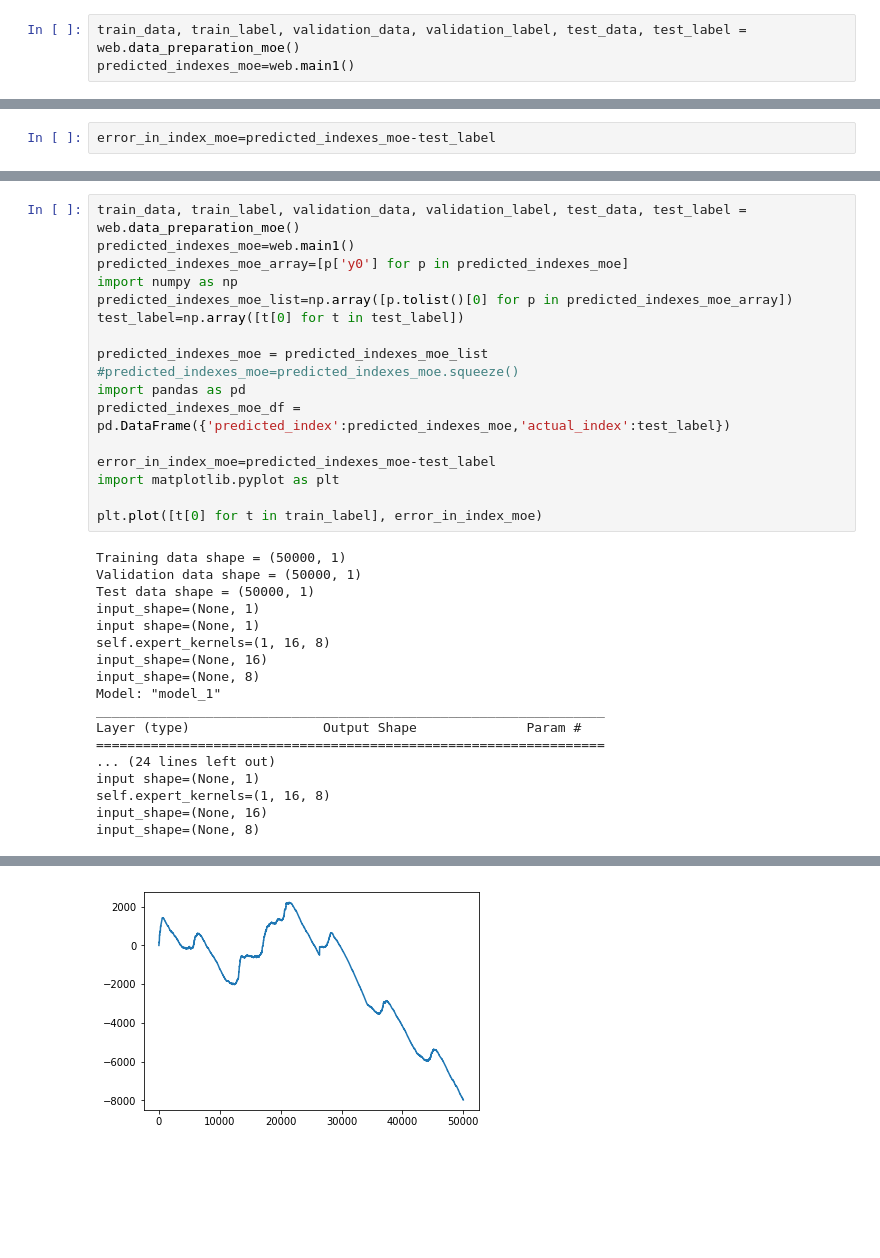
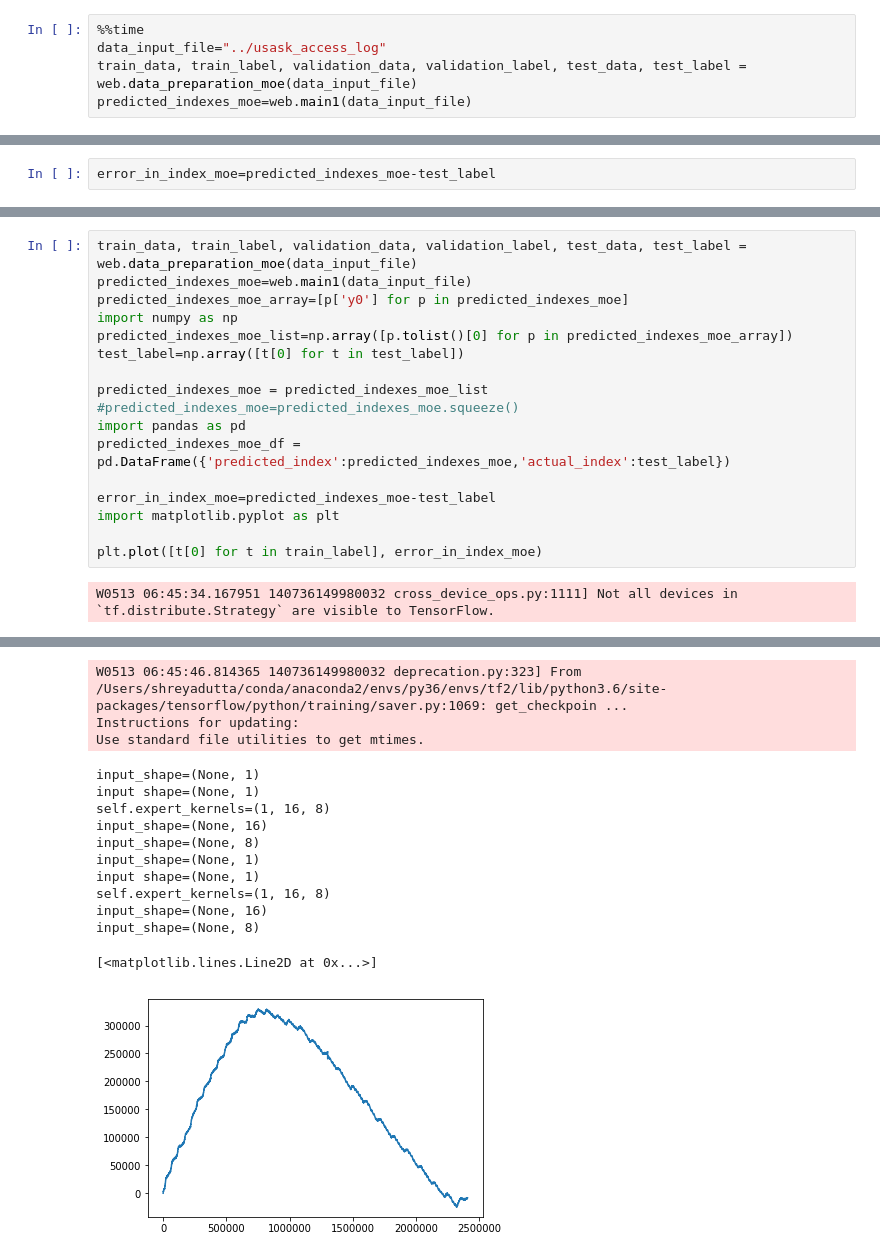
Before and after one commit to ArnabRaxit/keras-mmoe, a Jupyter notebook: MOE_vs_BTREE_large-web-tf-keras-to-estimator.ipynb, the cells around one changed output, grey strips where cells are left out. Cells and saved outputs as stored; diff of their text form; blank space fills up the shorter version.

Commit message:
distributed working both simple and mmoe model, now accepts file name as param

```diff
--- a/MOE_vs_BTREE_large-web-tf-keras-to-estimator.ipynb
+++ b/MOE_vs_BTREE_large-web-tf-keras-to-estimator.ipynb
@@ -8,6 +8,8 @@ tf.__version__
 # %% [output]
 '2.0.0-alpha0'
 # %%
-train_data, train_label, validation_data, validation_label, test_data, test_label = web.data_preparation_moe()
-predicted_indexes_moe=web.main1()
+%%time
+data_input_file="../usask_access_log"
+train_data, train_label, validation_data, validation_label, test_data, test_label = web.data_preparation_moe(data_input_file)
+predicted_indexes_moe=web.main1(data_input_file)
 # %% [output]
@@ -93,6 +92,6 @@ ax.plot([t[0] for t in train_label], error_in_index_moe)
 # %%
-train_data, train_label, validation_data, validation_label, test_data, test_label = web.data_preparation_moe()
-predicted_indexes_moe=web.main1()
+train_data, train_label, validation_data, validation_label, test_data, test_label = web.data_preparation_moe(data_input_file)
+predicted_indexes_moe=web.main1(data_input_file)
 predicted_indexes_moe_array=[p['y0'] for p in predicted_indexes_moe]
 import numpy as np
 predicted_indexes_moe_list=np.array([p.tolist()[0] for p in predicted_indexes_moe_array])
@@ -108,20 +107,4 @@ import matplotlib.pyplot as plt
 
 plt.plot([t[0] for t in train_label], error_in_index_moe)
 # %% [output]
-Training data shape = (50000, 1)
-Validation data shape = (50000, 1)
-Test data shape = (50000, 1)
-input_shape=(None, 1)
-input shape=(None, 1)
-self.expert_kernels=(1, 16, 8)
-input_shape=(None, 16)
-input_shape=(None, 8)
-Model: "model_1"
-_________________________________________________________________
-Layer (type)                 Output Shape              Param #
-=================================================================
-... (24 lines left out)
-input shape=(None, 1)
-self.expert_kernels=(1, 16, 8)
-input_shape=(None, 16)
-input_shape=(None, 8)
+W0513 06:45:34.167951 140736149980032 cross_device_ops.py:1111] Not all devices in `tf.distribute.Strategy` are visible to TensorFlow.
@@ -129,2 +128,16 @@ input_shape=(None, 8)
+W0513 06:45:46.814365 140736149980032 deprecation.py:323] From /Users/shreyadutta/conda/anaconda2/envs/py36/envs/tf2/lib/python3.6/site-packages/tensorflow/python/training/saver.py:1069: get_checkpoin ...
+Instructions for updating:
+Use standard file utilities to get mtimes.
+input_shape=(None, 1)
+input shape=(None, 1)
+self.expert_kernels=(1, 16, 8)
+input_shape=(None, 16)
+input_shape=(None, 8)
+input_shape=(None, 1)
+input shape=(None, 1)
+self.expert_kernels=(1, 16, 8)
+input_shape=(None, 16)
+input_shape=(None, 8)
+[<matplotlib.lines.Line2D at 0x...>]
-[figure, old version]
+[figure, new version]
 # %%
```
Also changed, not shown: parts of 9 cells of this notebook, 2 other files.
